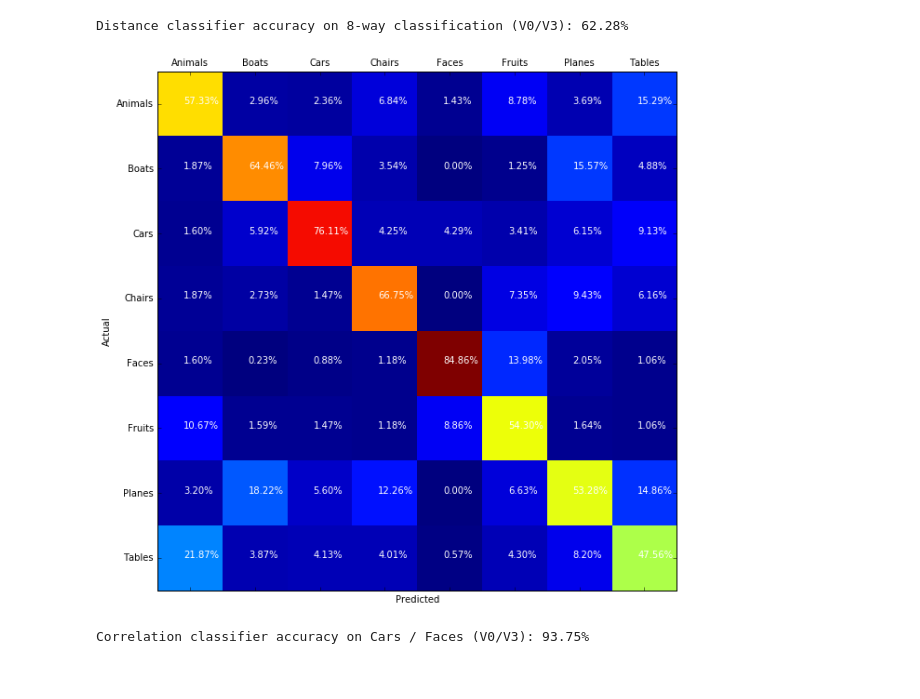
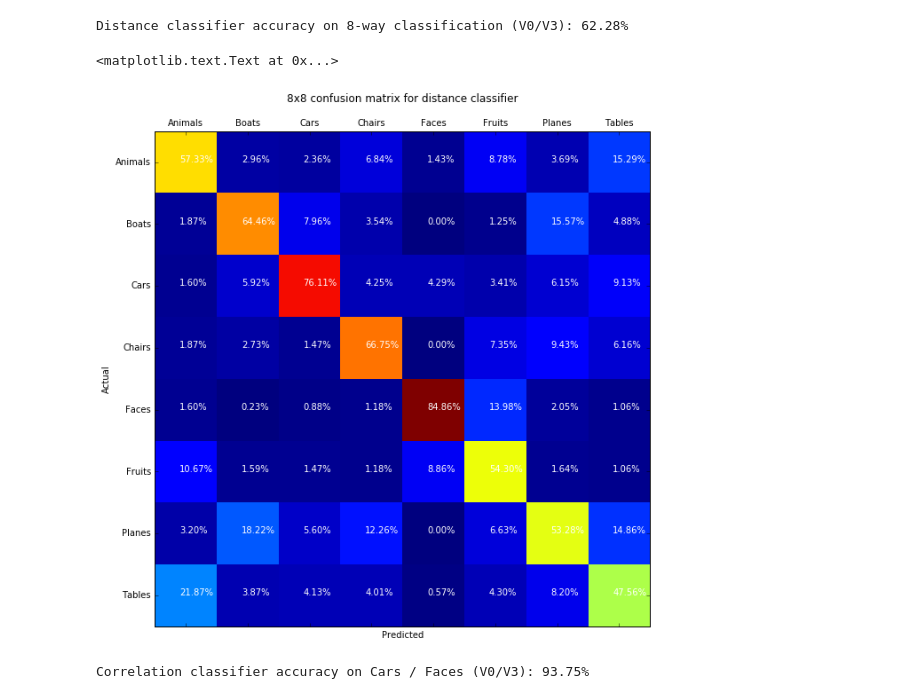
Before and after one commit to neuroailab/psych253, a Jupyter notebook: Lecture3.ipynb, the cells around one changed output. Drawn from its saved outputs; the diff is of its cells as text; code cells hidden in the pictures.

```diff
--- a/Lecture3.ipynb
+++ b/Lecture3.ipynb
@@ -334,13 +342,16 @@ print('Distance classifier accuracy on 8-way classification (V0/V3): %.2f%%' % (
 # %% [output]
 Distance classifier accuracy on 8-way classification (V0/V3): 62.28%
 # %%
+#let's have a look at the 8x8 confusion matrix
 cmat = get_confusion_matrix(predictions,
                             category_v0v3,
                             unique_categories)
 fig = plt.figure(figsize=(10, 10))
 visualize_confmat(cmat, unique_categories, fig=fig)
+plt.title('8x8 confusion matrix for distance classifier')
 # %% [output]
+<matplotlib.text.Text at 0x...>
-[figure, old version]
+[figure, new version]
 # %%
 def correlation_classifier(x, means, ucats):
     """Arguments:
```
Also changed, not shown: parts of 17 cells of this notebook.
